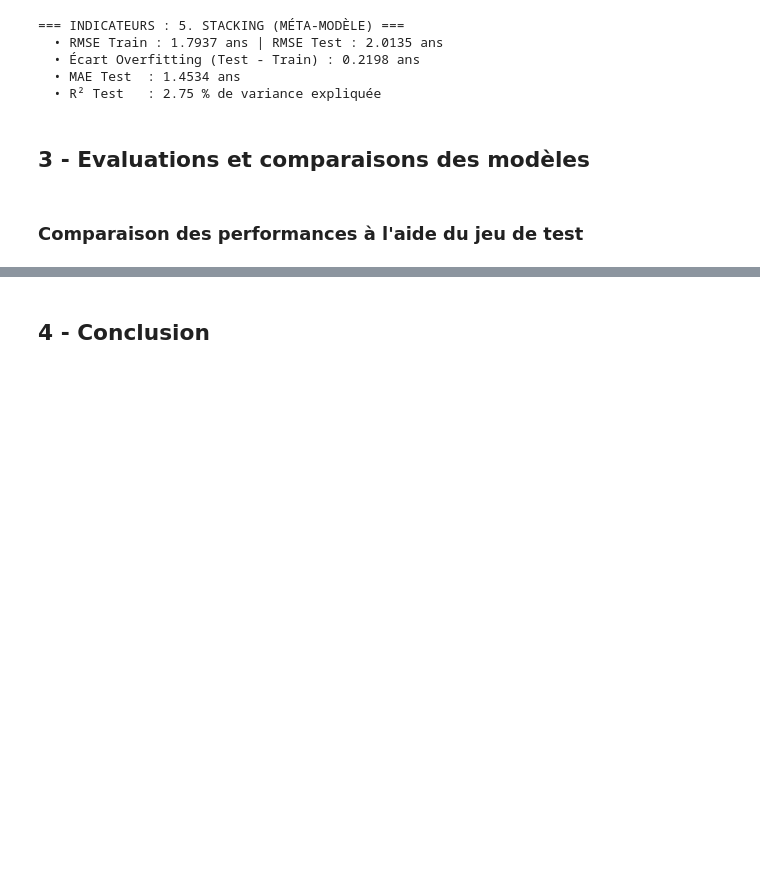
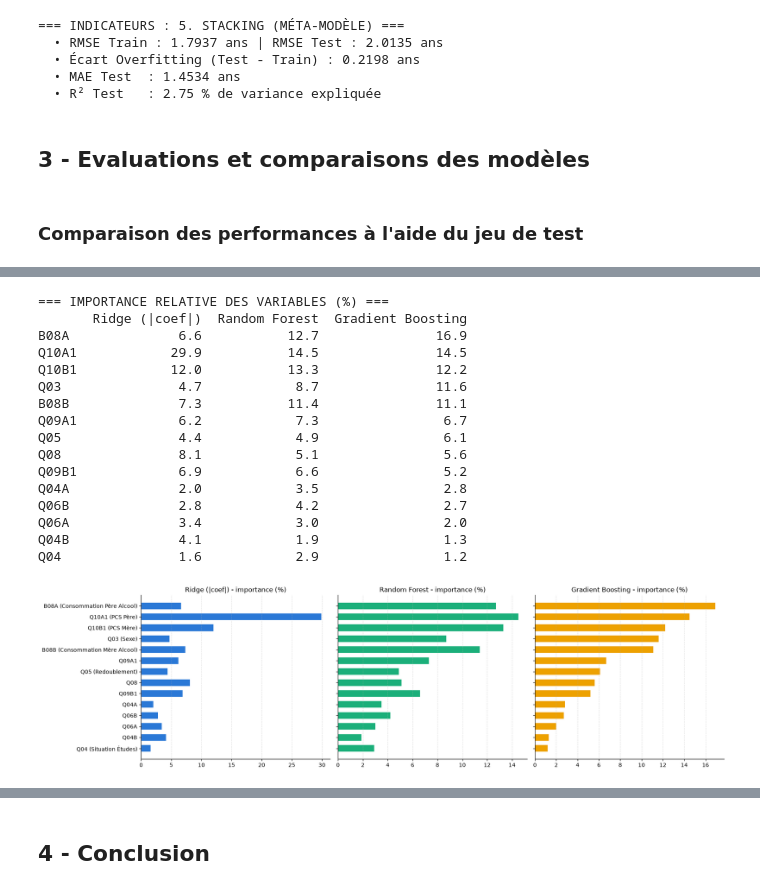
Before and after one commit to RaphaelCarrere/projet_apprentissage_supervise, a Jupyter notebook: projet.ipynb, the cells around one changed output, grey strips where cells are left out. Cells and saved outputs as stored; diff of their text form; code cells hidden in the pictures; blank space fills up the shorter version.

```diff
--- a/projet.ipynb
+++ b/projet.ipynb
@@ -946,0 +1177,56 @@ res_stacking = calculer_indicateurs(
+# %%
+# Variable d'origine de chaque indicatrice (ex. "B08A_5.0" -> "B08A")
+var_origine = X_train.columns.str.split("_").str[0]
+
+importances = pd.DataFrame(
+    {
+        "Ridge (|coef|)": pd.Series(np.abs(ridge_model.coef_), index=X_train.columns),
+        "Random Forest": pd.Series(rf_model.feature_importances_, index=X_train.columns),
+        "Gradient Boosting": pd.Series(gb_model.feature_importances_, index=X_train.columns),
+    }
+).groupby(var_origine).sum()
+
+# Normalisation en % pour comparer les trois modèles
+importances = (importances / importances.sum() * 100).round(1)
+importances = importances.sort_values("Gradient Boosting", ascending=False)
+etiquettes = [
+    f"{v} ({labels_dict[v]})" if v in labels_dict else v for v in importances.index
+]
+
+print("=== IMPORTANCE RELATIVE DES VARIABLES (%) ===")
+print(importances.to_string())
+
+fig, axes = plt.subplots(1, 3, figsize=(18, 5), sharey=True)
+for ax, (col, nom) in zip(
+    axes,
+    [
+        ("Ridge (|coef|)", "1. Baseline (Ridge)"),
+        ("Random Forest", "3. Random Forest"),
+        ("Gradient Boosting", "4. Gradient Boosting"),
+    ],
+):
+    ax.barh(etiquettes, importances[col], color=couleurs_modeles[nom], height=0.6)
+    ax.set_title(f"{col} - importance (%)")
+    ax.grid(axis="x", linestyle="--", alpha=0.4)
+    ax.spines[["top", "right"]].set_visible(False)
+axes[0].invert_yaxis()
+plt.tight_layout()
+plt.show()
+# %% [output]
+=== IMPORTANCE RELATIVE DES VARIABLES (%) ===
+       Ridge (|coef|)  Random Forest  Gradient Boosting
+B08A              6.6           12.7               16.9
+Q10A1            29.9           14.5               14.5
+Q10B1            12.0           13.3               12.2
+Q03               4.7            8.7               11.6
+B08B              7.3           11.4               11.1
+Q09A1             6.2            7.3                6.7
+Q05               4.4            4.9                6.1
+Q08               8.1            5.1                5.6
+Q09B1             6.9            6.6                5.2
+Q04A              2.0            3.5                2.8
+Q06B              2.8            4.2                2.7
+Q06A              3.4            3.0                2.0
+Q04B              4.1            1.9                1.3
+Q04               1.6            2.9                1.2
+[figure, added]
```
Also changed, not shown: parts of 19 cells of this notebook.
